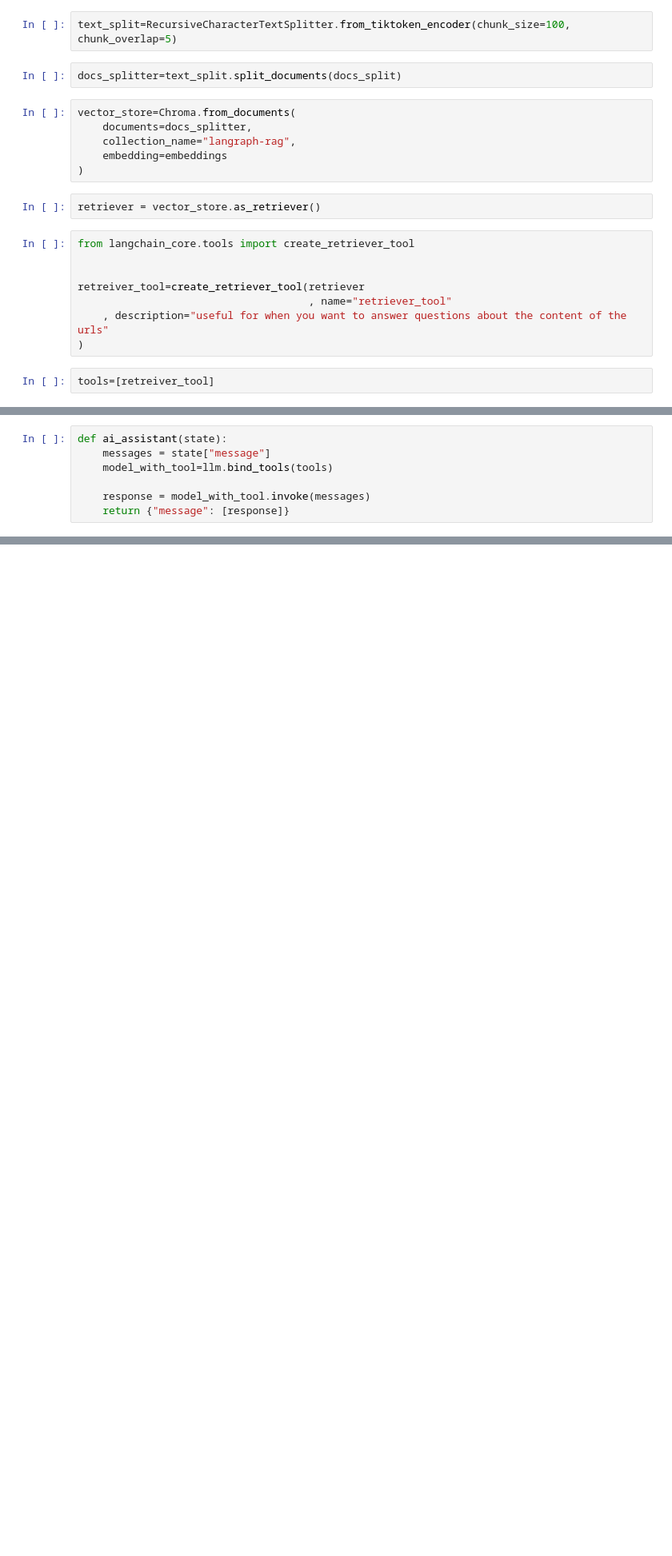
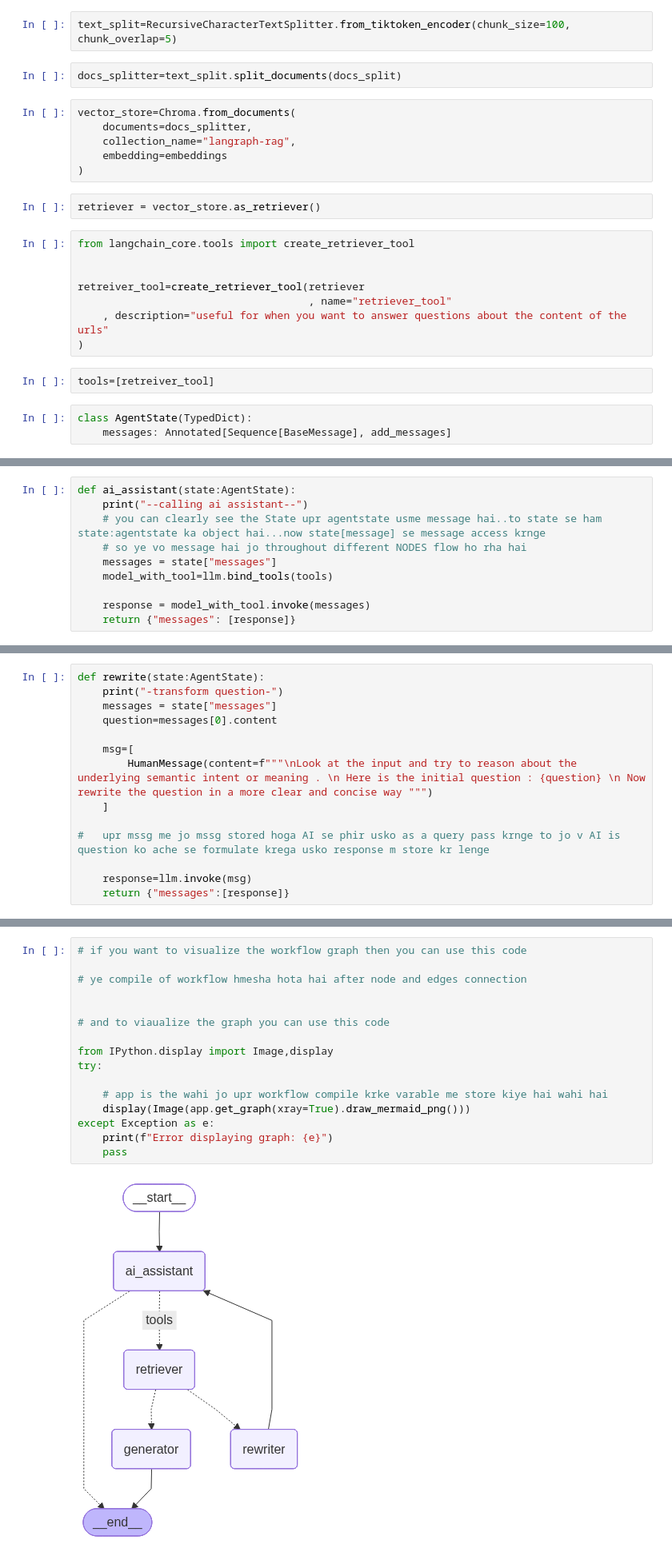
Before and after one commit to kpcreative/langraph_rag, a Jupyter notebook: rag.ipynb, the cells around one changed output, grey strips where cells are left out. Shown at 80% size. Saved outputs shown, nothing was run; the diff lists cells and outputs as text; blank space fills up the shorter version.

```diff
--- a/rag.ipynb
+++ b/rag.ipynb
@@ -80,3 +81,6 @@ retreiver_tool=create_retriever_tool(retriever
 )
 # %%
 tools=[retreiver_tool]
+# %%
+class AgentState(TypedDict):
+    messages: Annotated[Sequence[BaseMessage], add_messages]
@@ -83,8 +91,11 @@ tools=[retreiver_tool]
 # %%
-def ai_assistant(state):
-    messages = state["message"]
+def ai_assistant(state:AgentState):
+    print("--calling ai assistant--")
+    # you can clearly see the State upr agentstate usme message hai..to state se ham state:agentstate ka object hai...now state[message] se message access krnge
+    # so ye vo message hai jo throughout different NODES flow ho rha hai
+    messages = state["messages"]
     model_with_tool=llm.bind_tools(tools)
 
     response = model_with_tool.invoke(messages)
-    return {"message": [response]}
+    return {"messages": [response]}
 # %%
@@ -96,2 +122,16 @@ class grade(BaseModel):
+# %%
+def rewrite(state:AgentState):
+    print("-transform question-")
+    messages = state["messages"]
+    question=messages[0].content
+
+    msg=[
+        HumanMessage(content=f"""\nLook at the input and try to reason about the  underlying semantic intent or meaning . \n Here is the initial question : {question} \n Now rewrite the question in a more clear and concise way """)
+    ]
+
+#   upr mssg me jo mssg stored hoga AI se phir usko as a query pass krnge to jo v AI is question ko ache se formulate krega usko response m store kr lenge
+
+    response=llm.invoke(msg)
+    return {"messages":[response]}
 # %%
 def grade_document(state:AgentState):
@@ -102,0 +210,18 @@ def grade_document(state:AgentState):
+# %%
+# if you want to visualize the workflow graph then you can use this code
+
+# ye compile of workflow hmesha hota hai after node and edges connection
+
+
+# and to viaualize the graph you can use this code
+
+from IPython.display import Image,display
+try:
+
+    # app is the wahi jo upr workflow compile krke varable me store kiye hai wahi hai
+    display(Image(app.get_graph(xray=True).draw_mermaid_png()))
+except Exception as e:
+    print(f"Error displaying graph: {e}")
+    pass
+# %% [output]
+[figure, added]
```
Also changed, not shown: parts of 8 cells of this notebook, 1 other file.
